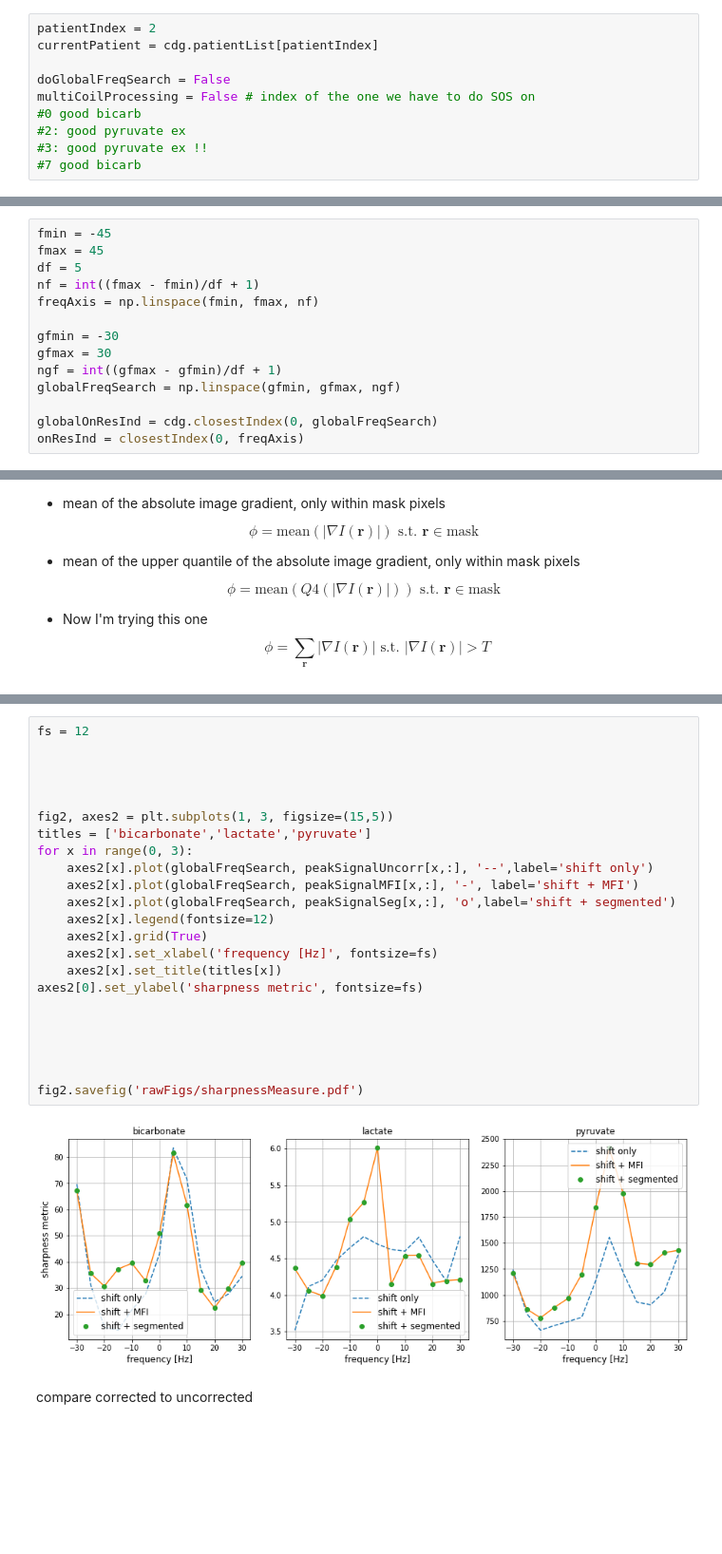
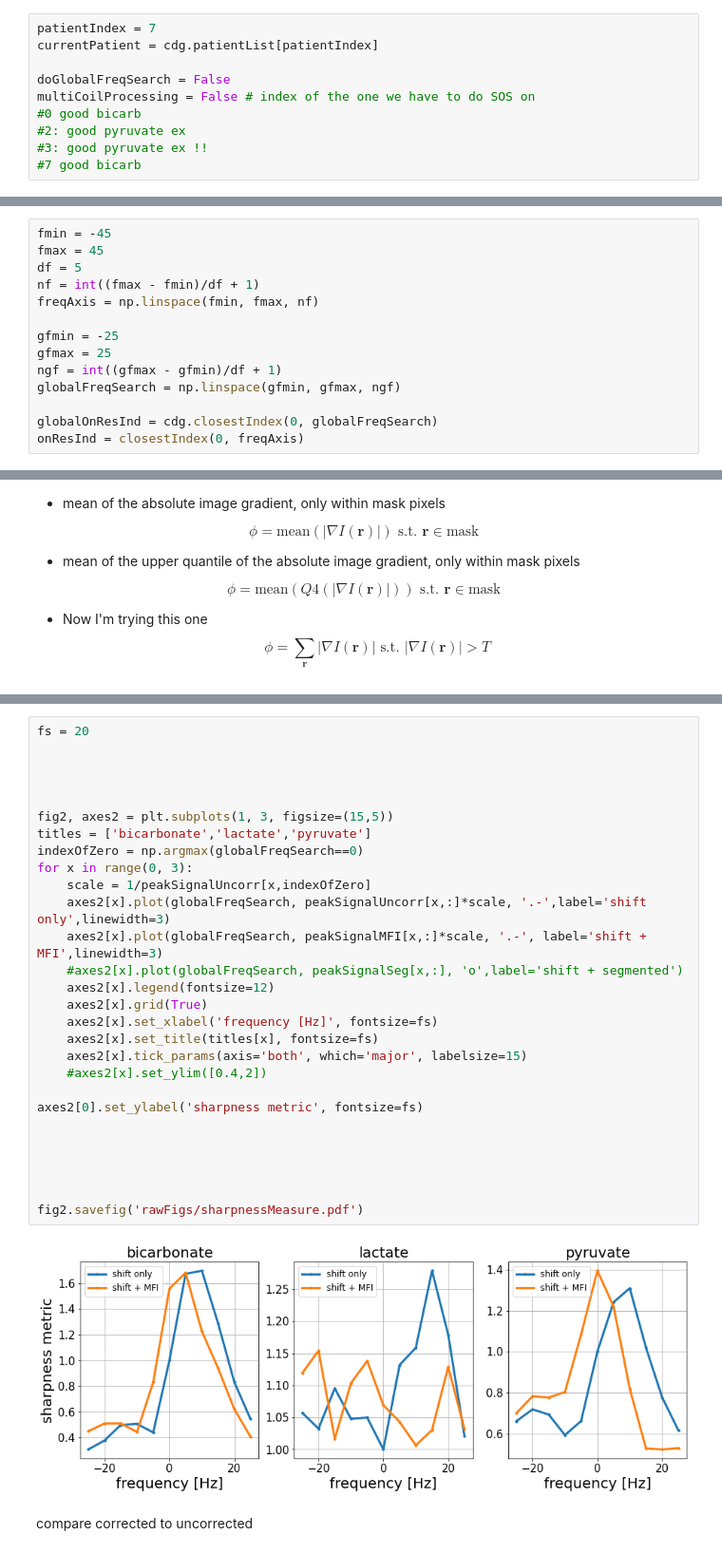
Before and after one commit to galenreed/spiralB0MapCorrection, a Jupyter notebook: 2_applyB0Corrections_single.ipynb, the cells around one changed output, grey strips where cells are left out. Shown at 95% size. Cells and saved outputs as stored; diff of their text form; blank space fills up the shorter version.

Commit message:
updates to radial signal processing

```diff
--- a/2_applyB0Corrections_single.ipynb
+++ b/2_applyB0Corrections_single.ipynb
@@ -30,7 +30,7 @@ import validationPipelineFunctions as validate
 def closestIndex(f, faxis):
     return np.argmin(np.abs(faxis-f))
 # %%
-patientIndex = 2
+patientIndex = 7
 currentPatient = cdg.patientList[patientIndex]
 
 doGlobalFreqSearch = False
@@ -48,8 +48,8 @@ df = 5
 nf = int((fmax - fmin)/df + 1)
 freqAxis = np.linspace(fmin, fmax, nf)
 
-gfmin = -30
-gfmax = 30
+gfmin = -25
+gfmax = 25
 ngf = int((gfmax - gfmin)/df + 1)
 globalFreqSearch = np.linspace(gfmin, gfmax, ngf)
 
@@ -227,28 +227,33 @@ best global shift-only is at 5.0 Hz
 # %%
-fs = 12
+fs = 20
 
 
 
 
 fig2, axes2 = plt.subplots(1, 3, figsize=(15,5))
 titles = ['bicarbonate','lactate','pyruvate']
+indexOfZero = np.argmax(globalFreqSearch==0)
 for x in range(0, 3):
-    axes2[x].plot(globalFreqSearch, peakSignalUncorr[x,:], '--',label='shift only')
-    axes2[x].plot(globalFreqSearch, peakSignalMFI[x,:], '-', label='shift + MFI')
-    axes2[x].plot(globalFreqSearch, peakSignalSeg[x,:], 'o',label='shift + segmented')
+    scale = 1/peakSignalUncorr[x,indexOfZero]
+    axes2[x].plot(globalFreqSearch, peakSignalUncorr[x,:]*scale, '.-',label='shift only',linewidth=3)
+    axes2[x].plot(globalFreqSearch, peakSignalMFI[x,:]*scale, '.-', label='shift + MFI',linewidth=3)
+    #axes2[x].plot(globalFreqSearch, peakSignalSeg[x,:], 'o',label='shift + segmented')
     axes2[x].legend(fontsize=12)
     axes2[x].grid(True)
     axes2[x].set_xlabel('frequency [Hz]', fontsize=fs)
-    axes2[x].set_title(titles[x])
+    axes2[x].set_title(titles[x], fontsize=fs)
+    axes2[x].tick_params(axis='both', which='major', labelsize=15)
+    #axes2[x].set_ylim([0.4,2])
+
 axes2[0].set_ylabel('sharpness metric', fontsize=fs)
 
 
 
 
 
 fig2.savefig('rawFigs/sharpnessMeasure.pdf')
 # %% [output]
-[figure, old version]
+[figure, new version]
 # %% [markdown]
 compare corrected to uncorrected
 # %%
```
Also changed, not shown: parts of 21 cells of this notebook, 3 other files.
